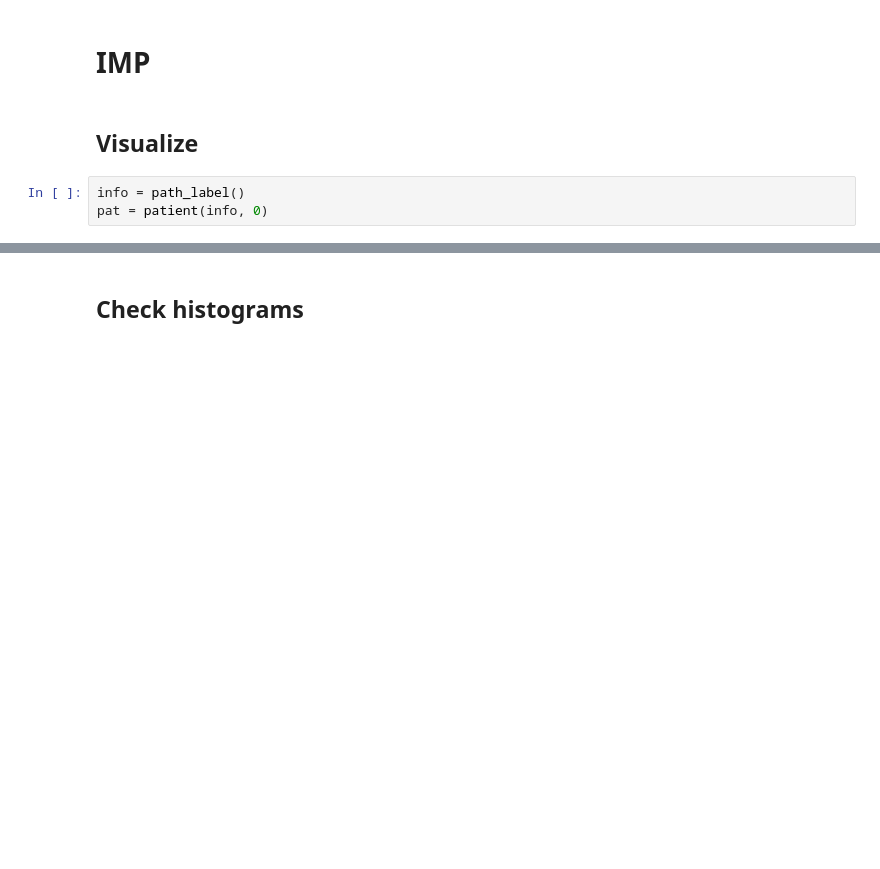
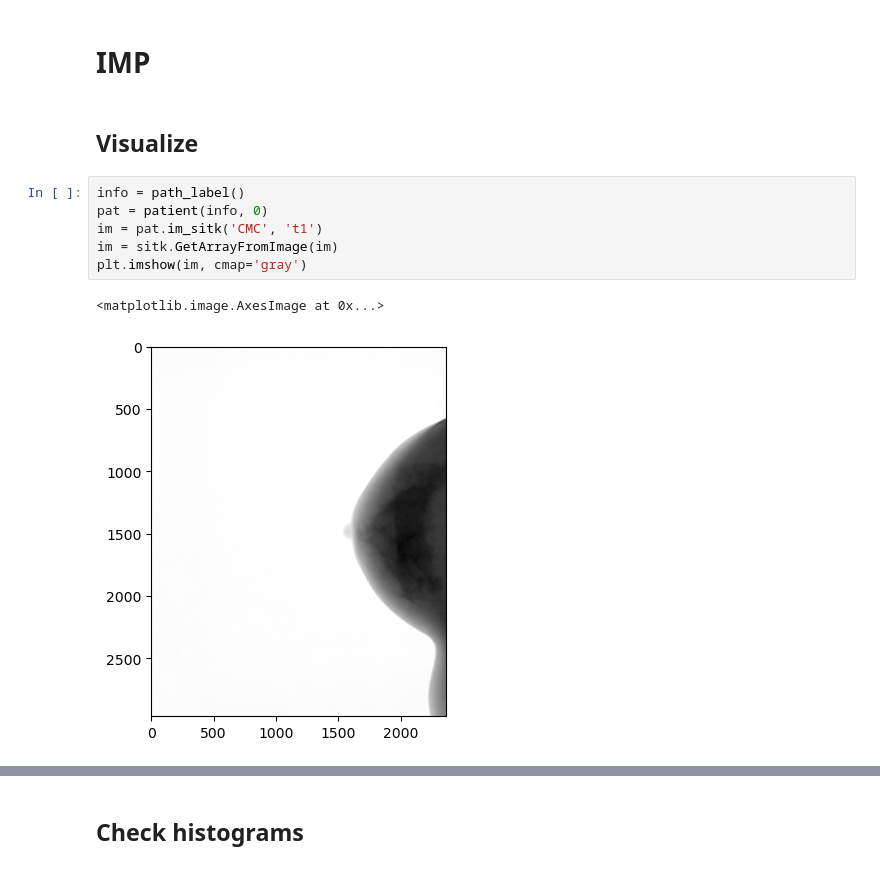
Before and after one commit to Likalto4/Added_value_feature_uncertainty, a Jupyter notebook: notebooks/budget/new_budget.ipynb, the cells around one changed output, grey strips where cells are left out. Saved outputs shown, nothing was run; the diff lists cells and outputs as text; blank space fills up the shorter version.

```diff
--- a/notebooks/budget/new_budget.ipynb
+++ b/notebooks/budget/new_budget.ipynb
@@ -39,5 +31,11 @@ def getArrayfromPath(path):
 # %%
 info = path_label()
 pat = patient(info, 0)
+im = pat.im_sitk('CMC', 't1')
+im = sitk.GetArrayFromImage(im)
+plt.imshow(im, cmap='gray')
+# %% [output]
+<matplotlib.image.AxesImage at 0x...>
+[figure, added]
 # %%
 info = path_label()
```
Also changed, not shown: parts of 3 cells of this notebook, 1 other file.
